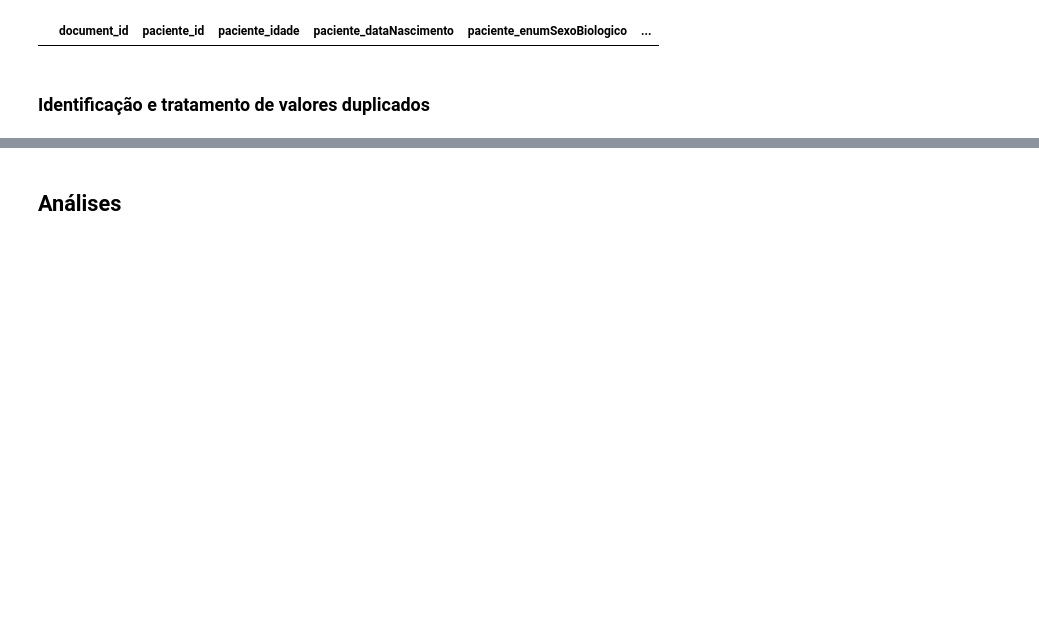
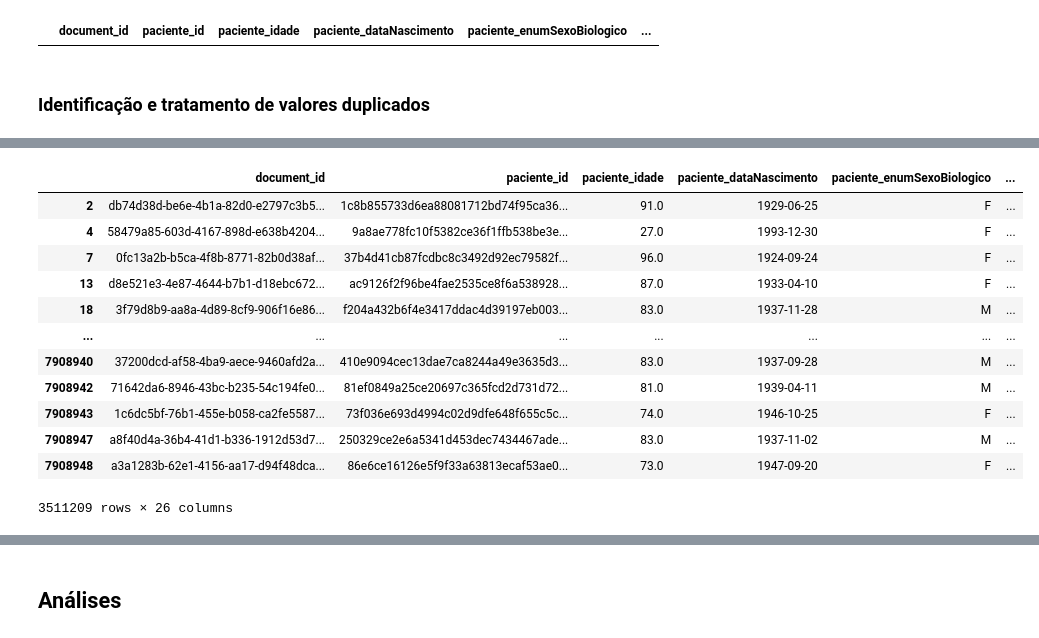
Before and after one commit to massaoiwanaga/topespsi, a Jupyter notebook: TESI_VAC_COVID.ipynb, the cells around one changed output, grey strips where cells are left out. Saved outputs shown, nothing was run; the diff lists cells and outputs as text; code cells hidden in the pictures; blank space fills up the shorter version.

```diff
--- a/TESI_VAC_COVID.ipynb
+++ b/TESI_VAC_COVID.ipynb
@@ -458,0 +538,17 @@ dtype: int64
+# %%
+# teste de remoção de duplicados
+df_vacinacao.drop_duplicates(subset=['paciente_id', 'vacina_dataAplicacao'], keep='first')
+# %% [output]
+|  | document_id | paciente_id | paciente_idade | paciente_dataNascimento | paciente_enumSexoBiologico | ... |
+| 2 | db74d38d-be6e-4b1a-82d0-e2797c3b5... | 1c8b855733d6ea88081712bd74f95ca36... | 91.0 | 1929-06-25 | F | ... |
+| 4 | 58479a85-603d-4167-898d-e638b4204... | 9a8ae778fc10f5382ce36f1ffb538be3e... | 27.0 | 1993-12-30 | F | ... |
+| 7 | 0fc13a2b-b5ca-4f8b-8771-82b0d38af... | 37b4d41cb87fcdbc8c3492d92ec79582f... | 96.0 | 1924-09-24 | F | ... |
+| 13 | d8e521e3-4e87-4644-b7b1-d18ebc672... | ac9126f2f96be4fae2535ce8f6a538928... | 87.0 | 1933-04-10 | F | ... |
+| 18 | 3f79d8b9-aa8a-4d89-8cf9-906f16e86... | f204a432b6f4e3417ddac4d39197eb003... | 83.0 | 1937-11-28 | M | ... |
+| ... | ... | ... | ... | ... | ... | ... |
+| 7908940 | 37200dcd-af58-4ba9-aece-9460afd2a... | 410e9094cec13dae7ca8244a49e3635d3... | 83.0 | 1937-09-28 | M | ... |
+| 7908942 | 71642da6-8946-43bc-b235-54c194fe0... | 81ef0849a25ce20697c365fcd2d731d72... | 81.0 | 1939-04-11 | M | ... |
+| 7908943 | 1c6dc5bf-76b1-455e-b058-ca2fe5587... | 73f036e693d4994c02d9dfe648f655c5c... | 74.0 | 1946-10-25 | F | ... |
+| 7908947 | a8f40d4a-36b4-41d1-b336-1912d53d7... | 250329ce2e6a5341d453dec7434467ade... | 83.0 | 1937-11-02 | M | ... |
+| 7908948 | a3a1283b-62e1-4156-aa17-d94f48dca... | 86e6ce16126e5f9f33a63813ecaf53ae0... | 73.0 | 1947-09-20 | F | ... |
+3511209 rows × 26 columns
```
Also changed, not shown: parts of 17 cells of this notebook.
